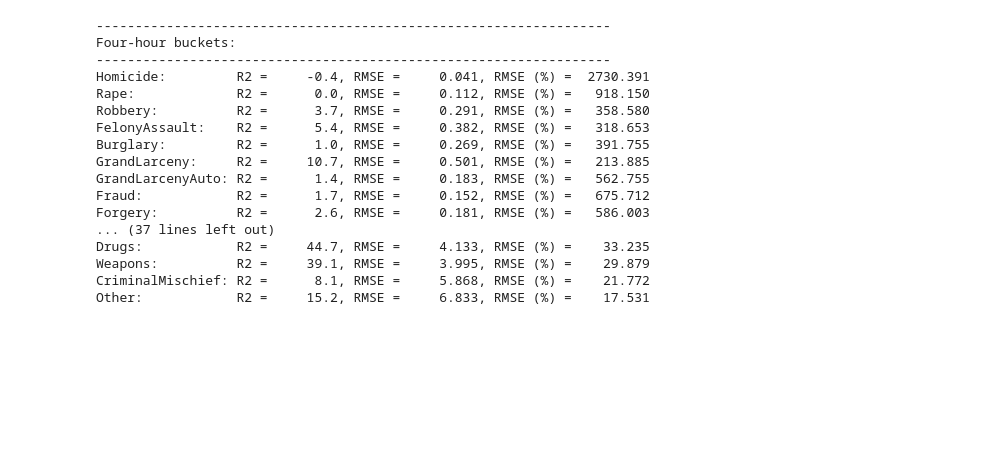
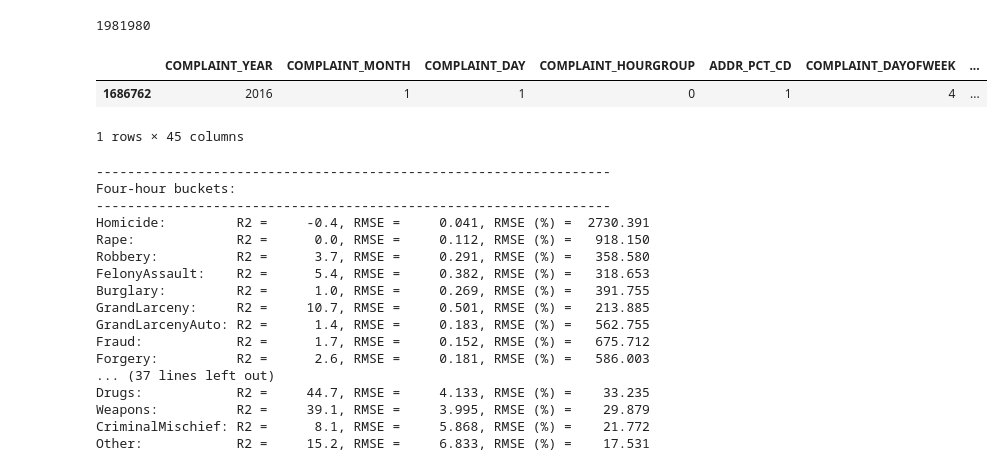
Before and after one commit to oracleofnj/precrime, a Jupyter notebook: exploratory-notebooks/Predictions_Hybrid_2017.ipynb, the cells around one changed output. Cells and saved outputs as stored; diff of their text form; code cells hidden in the pictures; blank space fills up the shorter version.

```diff
--- a/exploratory-notebooks/Predictions_Hybrid_2017.ipynb
+++ b/exploratory-notebooks/Predictions_Hybrid_2017.ipynb
@@ -137,6 +220,22 @@ Other:            R2 =   -244.5, RMSE =    13.541, RMSE (%) =    36.273
 # %%
 crime_data_js = load_all_data(data_path='../precrime_data/'
                            , pivot_file='new_pivoted_felonies.csv')
+# %%
+len(crime_data_js)
+# %% [output]
+1981980
+# %%
+crime_data_js[
+    (crime_data_js['COMPLAINT_YEAR'] == 2016) &
+    (crime_data_js['COMPLAINT_MONTH'] == 1) &
+    (crime_data_js['COMPLAINT_DAY'] == 1) &
+    (crime_data_js['COMPLAINT_HOURGROUP'] == 0) &
+    (crime_data_js['ADDR_PCT_CD'] == 1)
+]
+# %% [output]
+|  | COMPLAINT_YEAR | COMPLAINT_MONTH | COMPLAINT_DAY | COMPLAINT_HOURGROUP | ADDR_PCT_CD | COMPLAINT_DAYOFWEEK | ... |
+| 1686762 | 2016 | 1 | 1 | 0 | 1 | 4 | ... |
+1 rows × 45 columns
 # %%
 from modules.prediction import create_test_period
 split_all_2017 = create_test_period(datetime.date(2017,1,1),datetime.date(2017,10,1))
```
Also changed, not shown: parts of 8 cells of this notebook, 1 other file.
